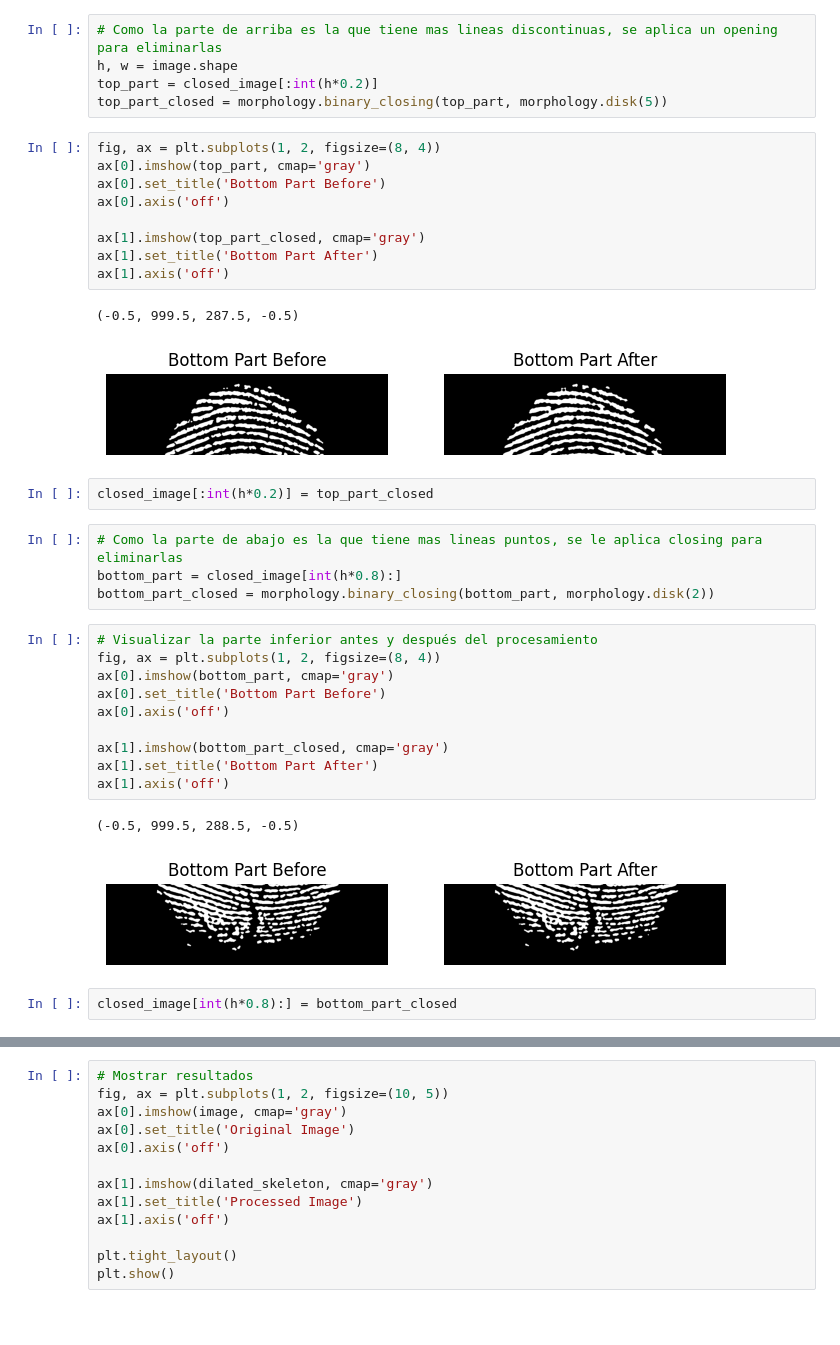
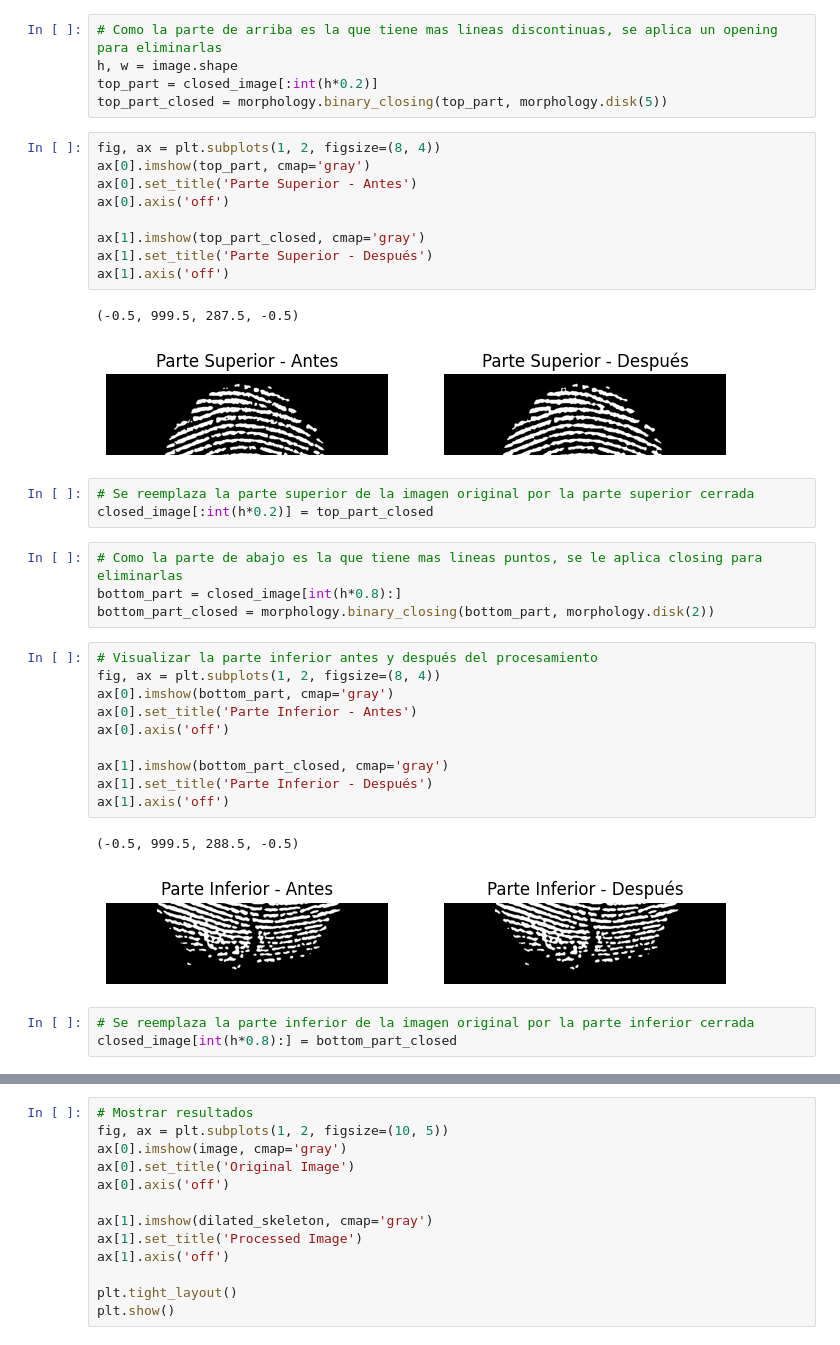
Before and after one commit to stefanoaragoni/computerVision_Lab01, a Jupyter notebook: Lab01_Ejercicio2.ipynb, the cells around one changed output, grey strips where cells are left out. Drawn from its saved outputs; the diff is of its cells as text; blank space fills up the shorter version.

```diff
--- a/Lab01_Ejercicio2.ipynb
+++ b/Lab01_Ejercicio2.ipynb
@@ -102,17 +112,18 @@ top_part_closed = morphology.binary_closing(top_part, morphology.disk(5))
 # %%
 fig, ax = plt.subplots(1, 2, figsize=(8, 4))
 ax[0].imshow(top_part, cmap='gray')
-ax[0].set_title('Bottom Part Before')
+ax[0].set_title('Parte Superior - Antes')
 ax[0].axis('off')
 
 ax[1].imshow(top_part_closed, cmap='gray')
-ax[1].set_title('Bottom Part After')
+ax[1].set_title('Parte Superior - Después')
 ax[1].axis('off')
 # %% [output]
 (-0.5, 999.5, 287.5, -0.5)
-[figure, old version]
+[figure, new version]
-# %%
-closed_image[:int(h*0.2)] = top_part_closed
+# %%
+# Se reemplaza la parte superior de la imagen original por la parte superior cerrada
+closed_image[:int(h*0.2)] = top_part_closed
 # %%
 # Como la parte de abajo es la que tiene mas lineas puntos, se le aplica closing para eliminarlas
 bottom_part = closed_image[int(h*0.8):]
@@ -121,17 +132,18 @@ bottom_part_closed = morphology.binary_closing(bottom_part, morphology.disk(2))
 # Visualizar la parte inferior antes y después del procesamiento
 fig, ax = plt.subplots(1, 2, figsize=(8, 4))
 ax[0].imshow(bottom_part, cmap='gray')
-ax[0].set_title('Bottom Part Before')
+ax[0].set_title('Parte Inferior - Antes')
 ax[0].axis('off')
 
 ax[1].imshow(bottom_part_closed, cmap='gray')
-ax[1].set_title('Bottom Part After')
+ax[1].set_title('Parte Inferior - Después')
 ax[1].axis('off')
 # %% [output]
 (-0.5, 999.5, 288.5, -0.5)
-[figure, old version]
+[figure, new version]
-# %%
-closed_image[int(h*0.8):] = bottom_part_closed
+# %%
+# Se reemplaza la parte inferior de la imagen original por la parte inferior cerrada
+closed_image[int(h*0.8):] = bottom_part_closed
 # %%
 # Resultado
 plt.figure(figsize=(8, 8))
```
Also changed, not shown: parts of 15 cells of this notebook, 1 other file.
